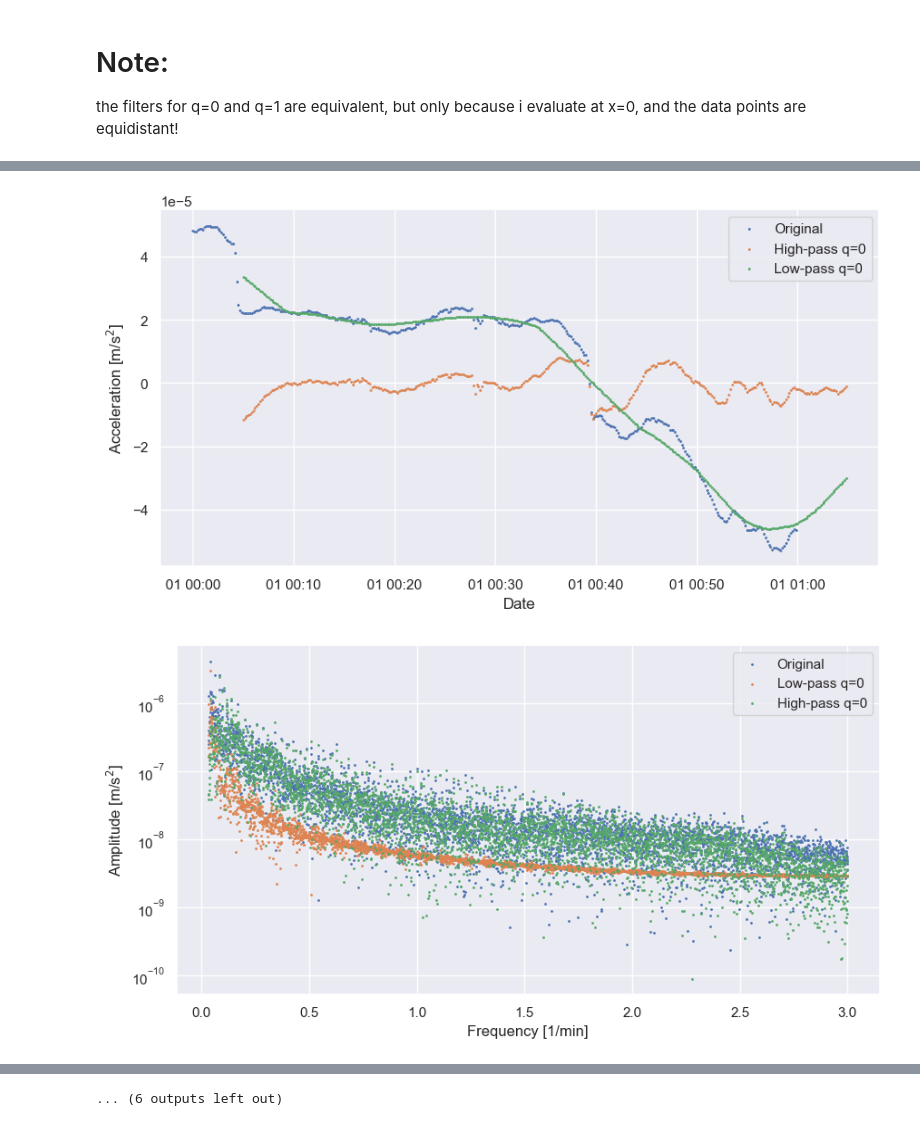
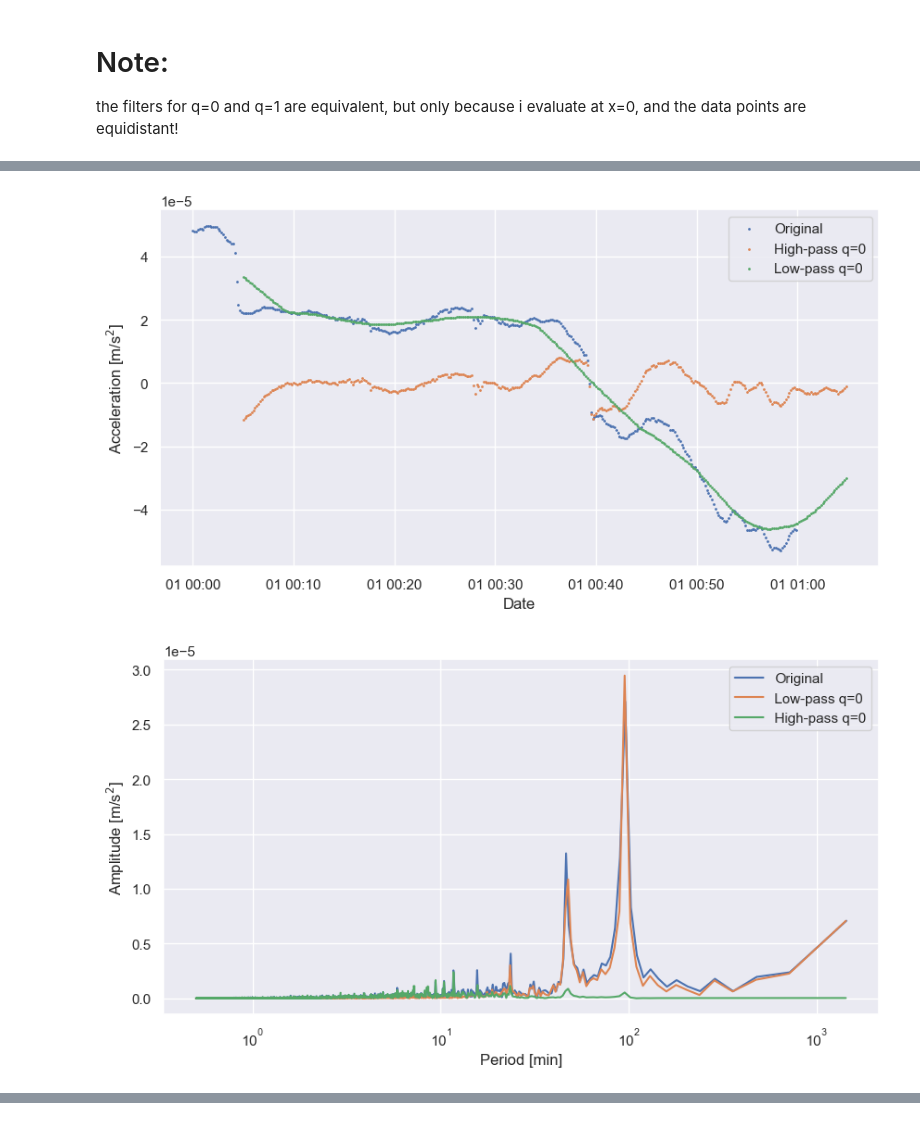
Before and after one commit to SecretGmG/nmp_exercises, a Jupyter notebook: ex_05/serie_5_sigrist.ipynb, the cells around one changed output, grey strips where cells are left out. Cells and saved outputs as stored; diff of their text form; code cells hidden in the pictures.

```diff
--- a/ex_05/serie_5_sigrist.ipynb
+++ b/ex_05/serie_5_sigrist.ipynb
@@ -53,23 +46,25 @@ display(data_sample)
 | 86390 | 0.999884 | 0.000011 | 0.000007 | -0.000012 | 0.301024 | -0.329969 | -0.039482 | 2007-01-01 23:59:50 |
 8640 rows × 8 columns
 # %%
-def analize_data(date, original, window, interpolate_edge):
-    date = date.to_numpy()
+def analize_data(date : np.ndarray, original : np.ndarray, window : int, edge):
+    # Ctop the date and data depending on how the edge is handled
+    cropped = original[window// 2:-window // 2+1] if edge == 'none' else original
+    cropped_date = date[window // 2:-window // 2+1] if edge == 'none' else date
 
-    cropped = original[window// 2:-window // 2+1] if not interpolate_edge else original
-    cropped_date = date[window // 2:-window // 2+1] if not interpolate_edge else date
-    def plot_amplitudes(data,label, d = 10, min_freq = 1/(60*30), exponent = 1):
+    def plot_amplitude_spectrum(data,label, d = 10, max_period = 30, exponent = 1):
         freq, amplitude = nmp_util.amplitude_spectrum_via_numpy(data, d = d)
-        mask = freq >= min_freq
-        plt.scatter(freq[mask]*60, amplitude[mask]**exponent, label=label, s=1)
+        # only use positive frequencies with a period smaller than max_period
+        mask = (freq < 1/max_period) & (freq > 0)
+        # convert to units of minutes
+        plt.plot(1/(60*freq[mask]), amplitude[mask]**exponent, label=label)
 
     for i in range(3):
         # Low-pass filter
-        l = nmp_util.savitzki_golay_filter(original, deg = i, window = window, interpolate_edge=interpolate_edge)
 
+        l = nmp_util.savitzki_golay_filter(original, deg = i, window = window, edge=edge)
         h = cropped - l
 
-
+        # plot the entire data (filtered and original)
         plt.figure(figsize=(10, 5))
         plt.scatter(date, original, label=f'Original', s=1)
         plt.scatter(cropped_date, h, label=f'High-pass q={i}', s=1)
@@ -80,33 +75,35 @@ def analize_data(date, original, window, interpolate_edge):
         plt.show()
 
         # create zoom for one hour (360 entries)
+        s, e = 0, 360
         plt.figure(figsize=(10, 5))
-        plt.scatter(date[:360], original[:360], label=f'Original', s=1)
-        plt.scatter(cropped_date[:360], h[:360], label=f'High-pass q={i}', s=1)
-        plt.scatter(cropped_date[:360], l[:360], label=f'Low-pass q={i}', s=1)
-        plt.xlabel('Date')
+        plt.scatter(date[s:e], original[s:e], label=f'Original', s=1)
+        plt.scatter(cropped_date[s:e], h[s:e], label=f'High-pass q={i}', s=1)
+        plt.scatter(cropped_date[s:e], l[s:e], label=f'Low-pass q={i}', s=1)
         plt.xlabel('Date')
         plt.ylabel('Acceleration [m/s$^2$]')
         plt.legend()
         plt.show()
 
+        # plot the amplitude spectrum
+
         plt.figure(figsize=(10, 5))
-        plot_amplitudes(original, 'Original')
-        plot_amplitudes(l, f'Low-pass q={i}')
-        plot_amplitudes(h, f'High-pass q={i}')
-        plt.xlabel('Frequency [1/min]')
+        plot_amplitude_spectrum(original, 'Original')
+        plot_amplitude_spectrum(l, f'Low-pass q={i}')
+        plot_amplitude_spectrum(h, f'High-pass q={i}')
+        plt.xlabel('Period [min]')
         plt.ylabel('Amplitude [m/s$^2$]')
-        plt.yscale('log')
+        plt.xscale('log')
         plt.legend()
         plt.show()
 # %% [markdown]
 # Note:
 the filters for q=0 and q=1 are equivalent, but only because i evaluate at x=0, and the data points are equidistant!
 # %%
-analize_data(data_sample['date'], data_sample['S_lin'], window = 61, interpolate_edge = False)
+analize_data(data_sample['date'], data_sample['S_lin'], window = 61, edge = 'none')
 # %% [output]
 [figure]
 [figure]
-[figure, old version]
+[figure, new version]
 [figure]
 [figure]
@@ -120,2 +114 @@ analize_data(data_sample['date'], data_sample['S_lin'], window = 61, interpolate
-... (6 outputs left out)
 # %%
```
Also changed, not shown: parts of 7 cells of this notebook, 7 other files.
